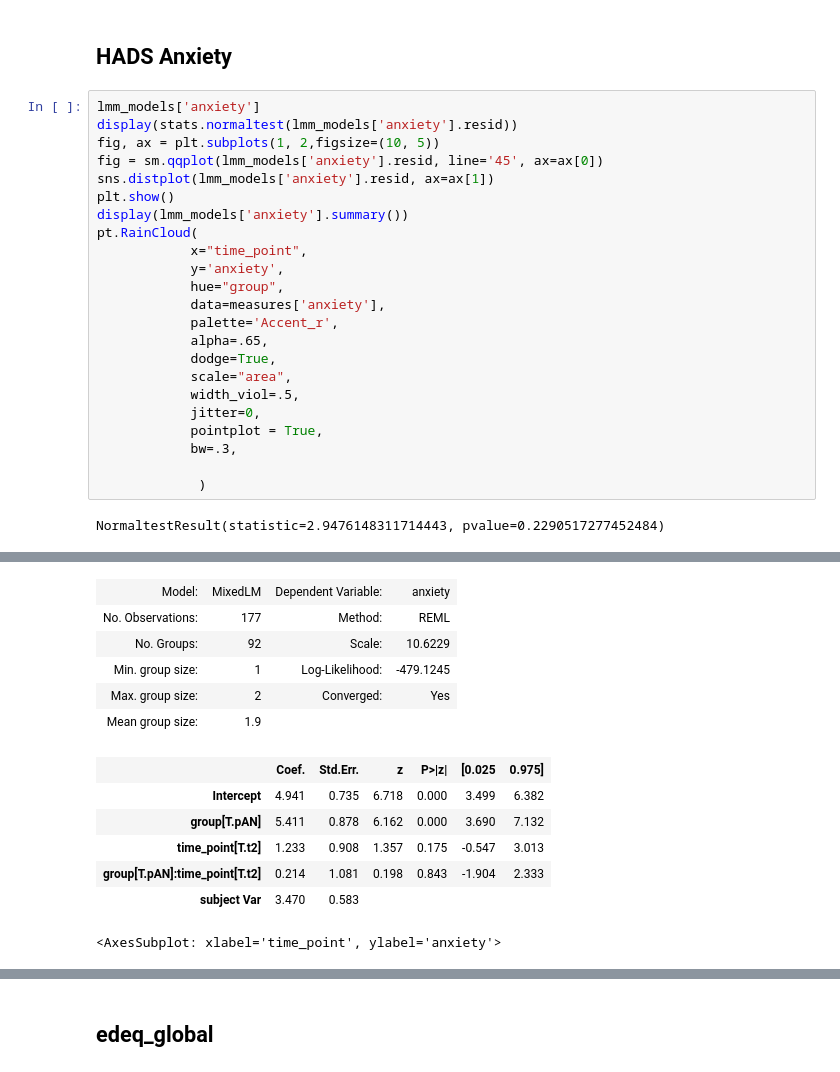
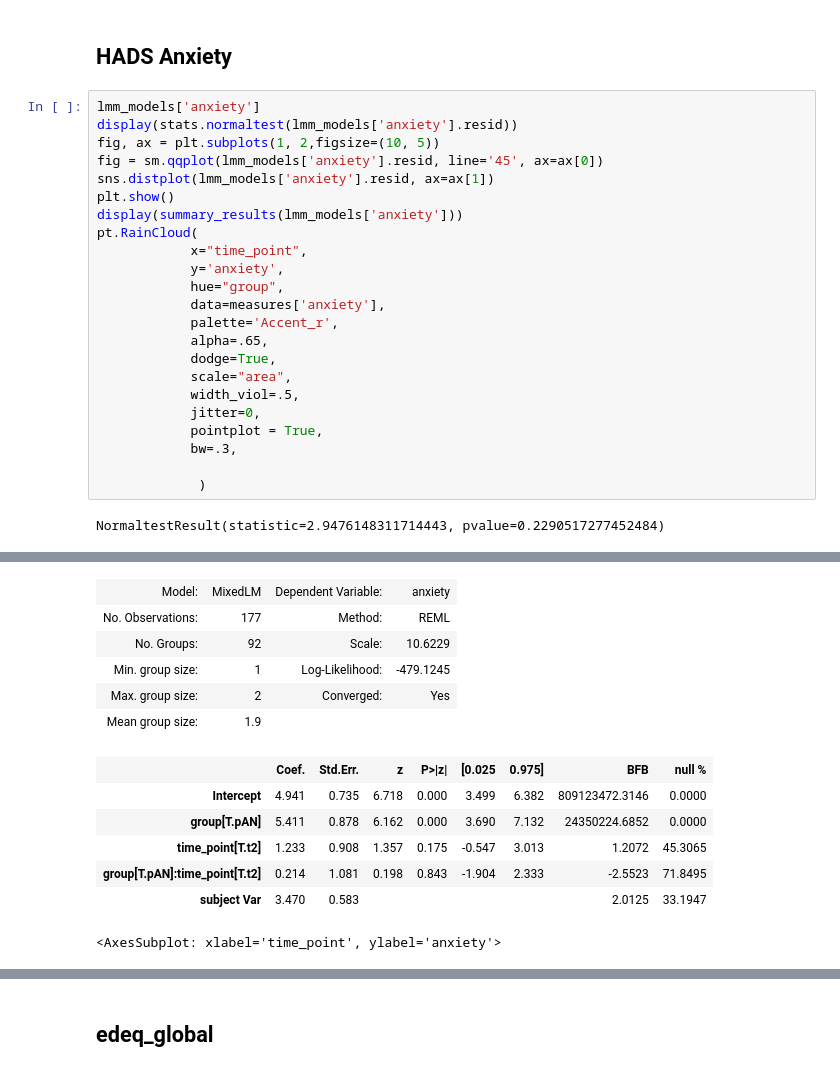
Before and after one commit to WMDA/socio-emotion-cognition, a Jupyter notebook: behavioural/patient_demographics.ipynb, the cells around one changed output, grey strips where cells are left out. Saved outputs shown, nothing was run; the diff lists cells and outputs as text.

```diff
--- a/behavioural/patient_demographics.ipynb
+++ b/behavioural/patient_demographics.ipynb
@@ -170,40 +171,40 @@ NormaltestResult(statistic=3.7008553491700877, pvalue=0.1571699343514965)
 lmm_models['anxiety']
 display(stats.normaltest(lmm_models['anxiety'].resid))
 fig, ax = plt.subplots(1, 2,figsize=(10, 5))
 fig = sm.qqplot(lmm_models['anxiety'].resid, line='45', ax=ax[0])
 sns.distplot(lmm_models['anxiety'].resid, ax=ax[1])
 plt.show()
-display(lmm_models['anxiety'].summary())
+display(summary_results(lmm_models['anxiety']))
 pt.RainCloud(
             x="time_point",
             y='anxiety',
             hue="group",
             data=measures['anxiety'],
             palette='Accent_r',
             alpha=.65,
             dodge=True,
             scale="area",
             width_viol=.5,
             jitter=0,
             pointplot = True,
             bw=.3,
 
              )
 # %% [output]
 NormaltestResult(statistic=2.9476148311714443, pvalue=0.2290517277452484)
 [figure]
 | Model: | MixedLM | Dependent Variable: | anxiety |
 | No. Observations: | 177 | Method: | REML |
 | No. Groups: | 92 | Scale: | 10.6229 |
 | Min. group size: | 1 | Log-Likelihood: | -479.1245 |
 | Max. group size: | 2 | Converged: | Yes |
 | Mean group size: | 1.9 |  |  |
-|  | Coef. | Std.Err. | z | P>|z| | [0.025 | 0.975] |
-| Intercept | 4.941 | 0.735 | 6.718 | 0.000 | 3.499 | 6.382 |
-| group[T.pAN] | 5.411 | 0.878 | 6.162 | 0.000 | 3.690 | 7.132 |
-| time_point[T.t2] | 1.233 | 0.908 | 1.357 | 0.175 | -0.547 | 3.013 |
-| group[T.pAN]:time_point[T.t2] | 0.214 | 1.081 | 0.198 | 0.843 | -1.904 | 2.333 |
-| subject Var | 3.470 | 0.583 |  |  |  |  |
+|  | Coef. | Std.Err. | z | P>|z| | [0.025 | 0.975] | BFB | null % |
+| Intercept | 4.941 | 0.735 | 6.718 | 0.000 | 3.499 | 6.382 | 809123472.3146 | 0.0000 |
+| group[T.pAN] | 5.411 | 0.878 | 6.162 | 0.000 | 3.690 | 7.132 | 24350224.6852 | 0.0000 |
+| time_point[T.t2] | 1.233 | 0.908 | 1.357 | 0.175 | -0.547 | 3.013 | 1.2072 | 45.3065 |
+| group[T.pAN]:time_point[T.t2] | 0.214 | 1.081 | 0.198 | 0.843 | -1.904 | 2.333 | -2.5523 | 71.8495 |
+| subject Var | 3.470 | 0.583 |  |  |  |  | 2.0125 | 33.1947 |
 <AxesSubplot: xlabel='time_point', ylabel='anxiety'>
 [figure]
 # %% [markdown]
```
Also changed, not shown: parts of 12 cells of this notebook, 2 other files.
